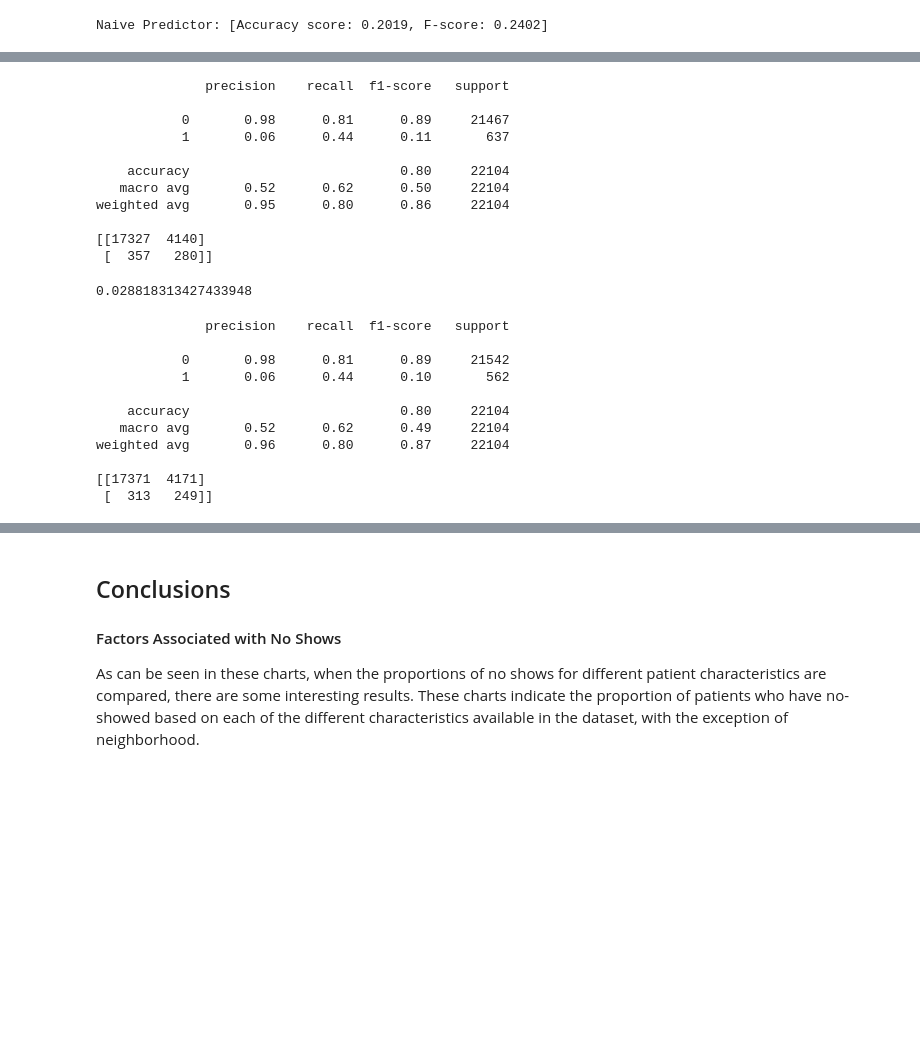
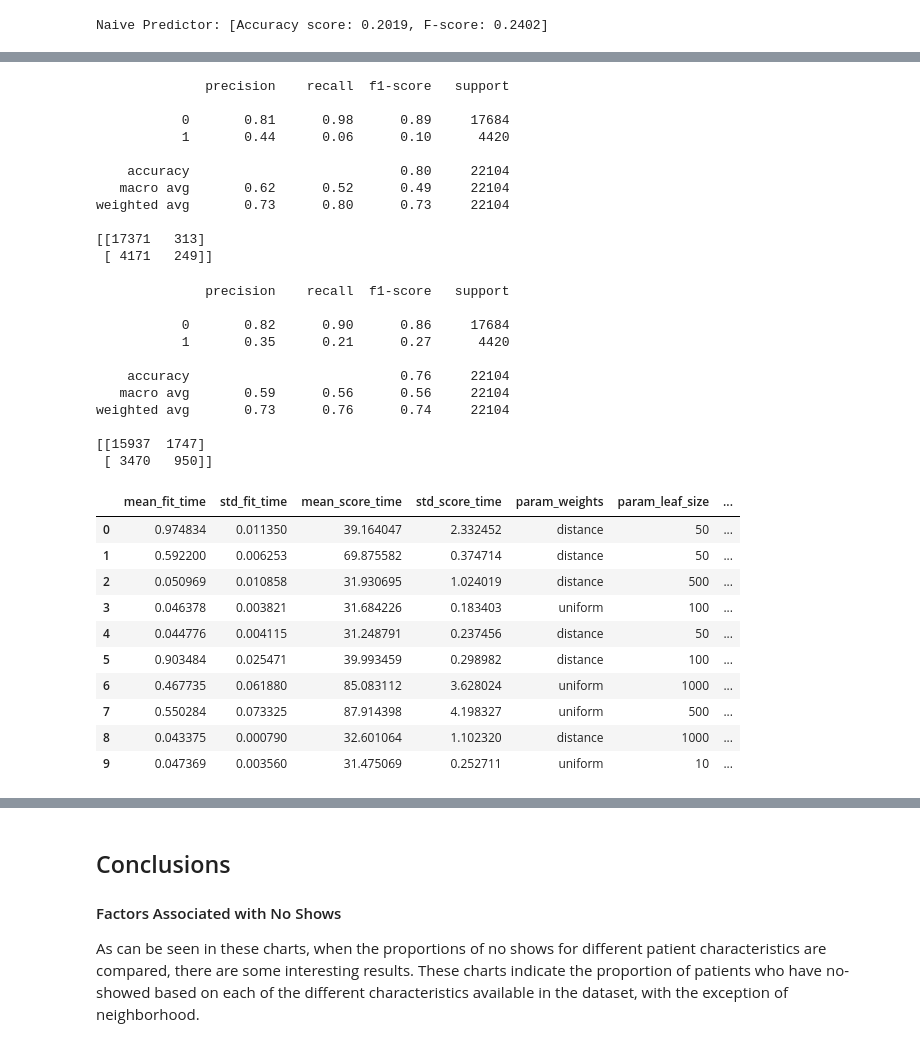
Before and after one commit to afbowman/UnsupervisedLearning, a Jupyter notebook: Capstone_Project.ipynb, the cells around one changed output, grey strips where cells are left out. Saved outputs shown, nothing was run; the diff lists cells and outputs as text; code cells hidden in the pictures; blank space fills up the shorter version.

```diff
--- a/Capstone_Project.ipynb
+++ b/Capstone_Project.ipynb
@@ -770,9 +680,13 @@ MultinomialNB trained on 88412 samples.
 # %%
+# initiate models
 naive_bayes = MultinomialNB()
 rf_mod = RandomForestClassifier(random_state=42)
 tree_mod = DecisionTreeClassifier(random_state=42)
+kneigh_mod = KNeighborsClassifier()
 # %%
+# train models
 naive_bayes.fit(X_train, y_train)
 rf_mod.fit(X_train, y_train)
 tree_mod.fit(X_train, y_train)
+kneigh_mod.fit(X_train, y_train)
 # %% [output]
@@ -811,34 +732,32 @@ print(train_noshow, test_noshow)
 # %%
-print(classification_report(rf_preds, y_test))
-print(confusion_matrix(rf_preds, y_test))
+# Decision Tree Classifier
+print(classification_report(y_test, tree_preds))
+print(confusion_matrix(y_test, tree_preds))
 # %% [output]
               precision    recall  f1-score   support
 
-           0       0.98      0.81      0.89     21467
-           1       0.06      0.44      0.11       637
+           0       0.81      0.98      0.89     17684
+           1       0.44      0.06      0.10      4420
 
     accuracy                           0.80     22104
-   macro avg       0.52      0.62      0.50     22104
-weighted avg       0.95      0.80      0.86     22104
+   macro avg       0.62      0.52      0.49     22104
+weighted avg       0.73      0.80      0.73     22104
 
-[[17327  4140]
- [  357   280]]
+[[17371   313]
+ [ 4171   249]]
-# %%
-637/(21467+637)
-# %% [output]
-0.028818313427433948
 # %%
-print(classification_report(tree_preds, y_test))
-print(confusion_matrix(tree_preds, y_test))
+# K-Neighbors Classifier
+print(classification_report(y_test, k_preds))
+print(confusion_matrix(y_test, k_preds))
 # %% [output]
               precision    recall  f1-score   support
 
-           0       0.98      0.81      0.89     21542
-           1       0.06      0.44      0.10       562
+           0       0.82      0.90      0.86     17684
+           1       0.35      0.21      0.27      4420
 
-    accuracy                           0.80     22104
-   macro avg       0.52      0.62      0.49     22104
-weighted avg       0.96      0.80      0.87     22104
+    accuracy                           0.76     22104
+   macro avg       0.59      0.56      0.56     22104
+weighted avg       0.73      0.76      0.74     22104
 
-[[17371  4171]
- [  313   249]]
+[[15937  1747]
+ [ 3470   950]]
@@ -846,0 +764,36 @@ weighted avg       0.96      0.80      0.87     22104
+# %%
+# Try tuning K-Neighbors using cross validation
+kn_random = KNeighborsClassifier()
+
+# Make an f1_score scoring object using make_scorer()
+scorer = make_scorer(fbeta_score, beta=2)
+
+parameters = {'weights': ['uniform', 'distance'],
+              'algorithm': ['ball_tree', 'kd_tree', 'brute'],
+              'leaf_size': [10, 50, 100, 500, 1000],
+              }
+
+# TODO: Perform grid search on the classifier using 'scorer' as the scoring method using GridSearchCV()
+random_obj = RandomizedSearchCV(kn_random, parameters, scoring=scorer)
+
+# TODO: Fit the grid search object to the training data and find the optimal parameters using fit()
+random_fit = random_obj.fit(X_train, y_train)
+
+# Get the estimator
+best_kn = random_fit.best_estimator_
+# %%
+# K-Neighbors Random Cross Validation Parameters
+random_results = pd.DataFrame(random_fit.cv_results_)
+random_results
+# %% [output]
+|  | mean_fit_time | std_fit_time | mean_score_time | std_score_time | param_weights | param_leaf_size | ... |
+| 0 | 0.974834 | 0.011350 | 39.164047 | 2.332452 | distance | 50 | ... |
+| 1 | 0.592200 | 0.006253 | 69.875582 | 0.374714 | distance | 50 | ... |
+| 2 | 0.050969 | 0.010858 | 31.930695 | 1.024019 | distance | 500 | ... |
+| 3 | 0.046378 | 0.003821 | 31.684226 | 0.183403 | uniform | 100 | ... |
+| 4 | 0.044776 | 0.004115 | 31.248791 | 0.237456 | distance | 50 | ... |
+| 5 | 0.903484 | 0.025471 | 39.993459 | 0.298982 | distance | 100 | ... |
+| 6 | 0.467735 | 0.061880 | 85.083112 | 3.628024 | uniform | 1000 | ... |
+| 7 | 0.550284 | 0.073325 | 87.914398 | 4.198327 | uniform | 500 | ... |
+| 8 | 0.043375 | 0.000790 | 32.601064 | 1.102320 | distance | 1000 | ... |
+| 9 | 0.047369 | 0.003560 | 31.475069 | 0.252711 | uniform | 10 | ... |
```
Also changed, not shown: parts of 21 cells of this notebook.
